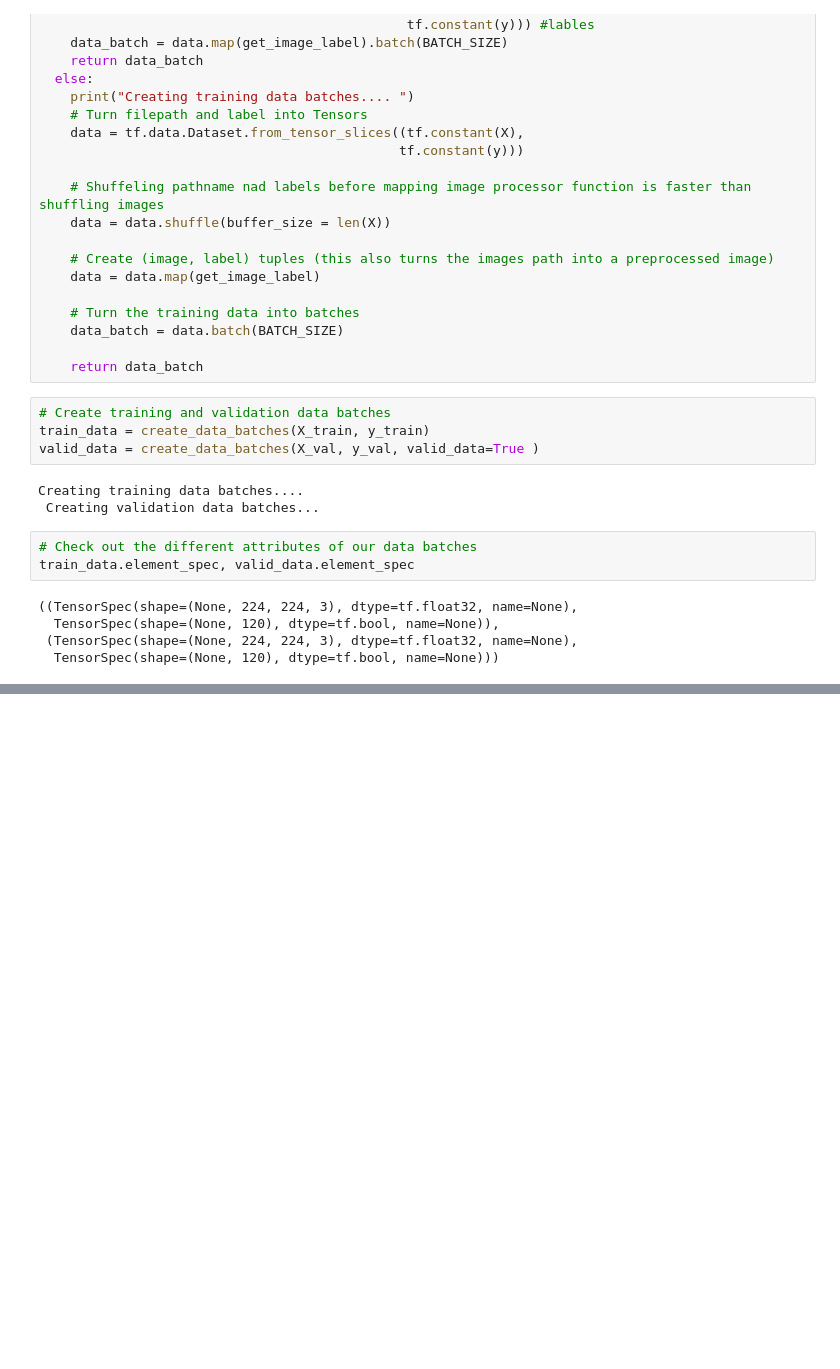
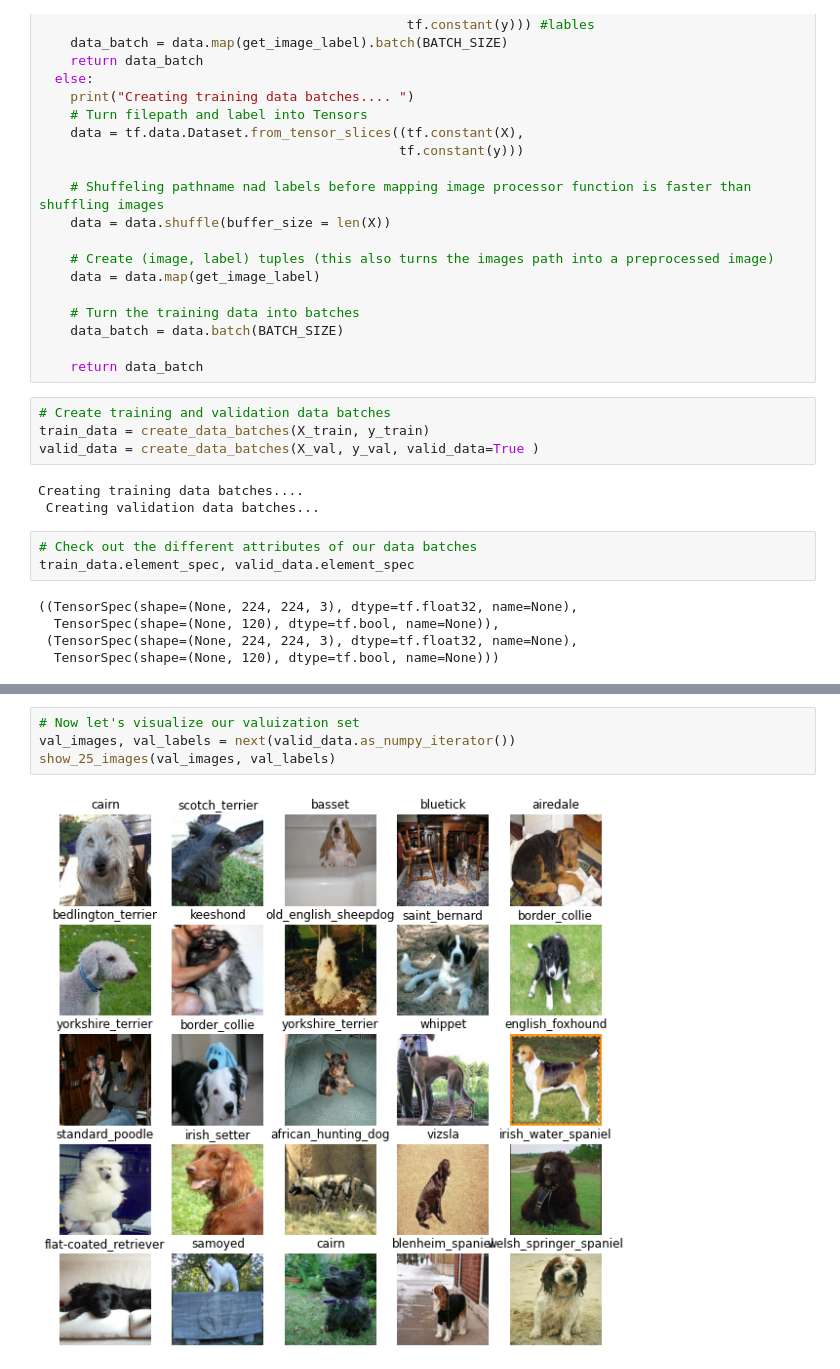
Before and after one commit to GaganSingh11/Dog-Vision-debugged, a Jupyter notebook: Project_dog_vision.ipynb, the cells around one changed output, grey strips where cells are left out. Drawn from its saved outputs; the diff is of its cells as text; blank space fills up the shorter version.

```diff
--- a/Project_dog_vision.ipynb
+++ b/Project_dog_vision.ipynb
@@ -502,0 +542,6 @@ train_data.element_spec, valid_data.element_spec
+# %%
+# Now let's visualize our valuization set
+val_images, val_labels = next(valid_data.as_numpy_iterator())
+show_25_images(val_images, val_labels)
+# %% [output]
+[figure, added]
```
Also changed, not shown: parts of 11 cells of this notebook.
